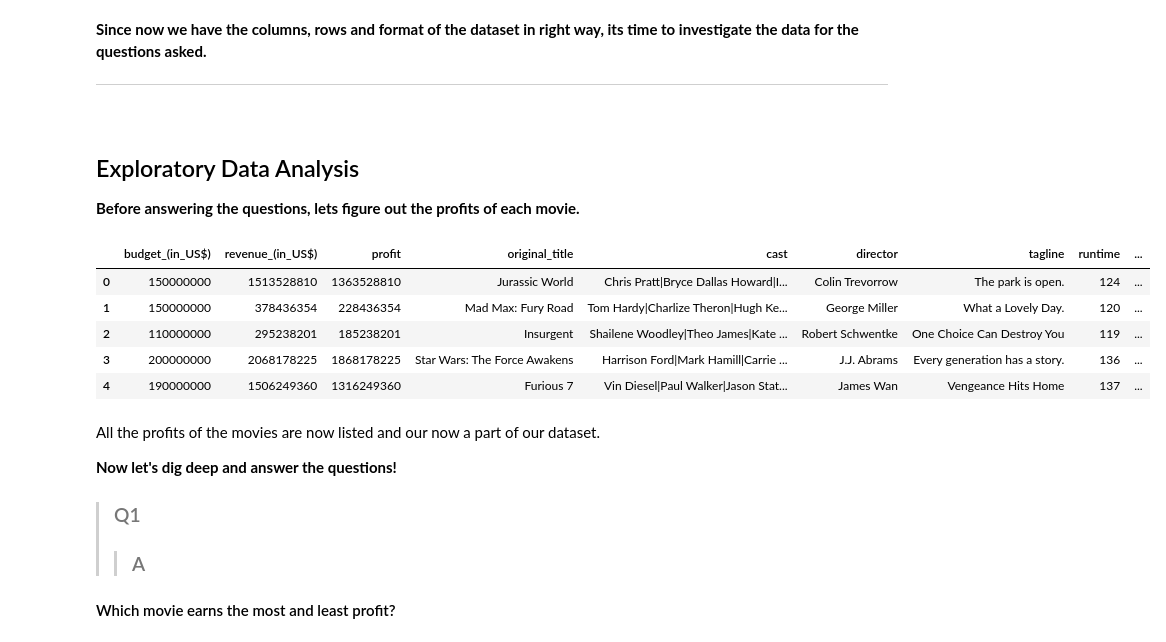
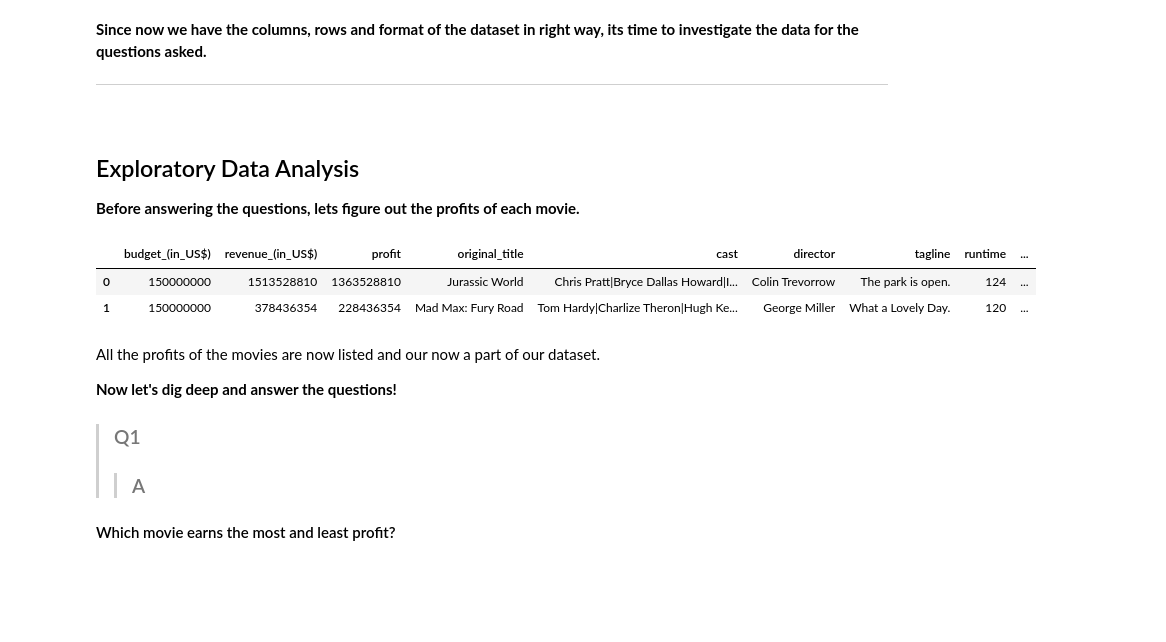
Before and after one commit to JuzerShakir/Investigate_TMDb_Movies, a Jupyter notebook: Investigating_Database.ipynb, the cells around one changed output. Drawn from its saved outputs; the diff is of its cells as text; code cells hidden in the pictures; blank space fills up the shorter version.

```diff
--- a/Investigating_Database.ipynb
+++ b/Investigating_Database.ipynb
@@ -257,24 +254,21 @@ movie_data.rename(columns = {'budget' : 'budget_(in_US$)', 'revenue' : 'revenue_
 # %%
 #assigning a new column which will hold the profit values of each movie
 
 #the insert function's first argument is an index number given to locate the column, second argument takes the name of the new column...
 #...and last but not least it takes the calculation values to output for specific column
 
 #To calculate profit of each movie, we need to substract the budget from the revenue of each movie
 movie_data.insert(2, 'profit', movie_data['revenue_(in_US$)'] - movie_data['budget_(in_US$)'])
 
 #for just in case situations or for convenience, we change the data type to int
 movie_data['profit'] = movie_data['profit'].apply(np.int64)
 
 #showing the dataset
-movie_data.head()
+movie_data.head(2)
 # %% [output]
 |  | budget_(in_US$) | revenue_(in_US$) | profit | original_title | cast | director | tagline | runtime | ... |
 | 0 | 150000000 | 1513528810 | 1363528810 | Jurassic World | Chris Pratt|Bryce Dallas Howard|I... | Colin Trevorrow | The park is open. | 124 | ... |
 | 1 | 150000000 | 378436354 | 228436354 | Mad Max: Fury Road | Tom Hardy|Charlize Theron|Hugh Ke... | George Miller | What a Lovely Day. | 120 | ... |
-| 2 | 110000000 | 295238201 | 185238201 | Insurgent | Shailene Woodley|Theo James|Kate ... | Robert Schwentke | One Choice Can Destroy You | 119 | ... |
-| 3 | 200000000 | 2068178225 | 1868178225 | Star Wars: The Force Awakens | Harrison Ford|Mark Hamill|Carrie ... | J.J. Abrams | Every generation has a story. | 136 | ... |
-| 4 | 190000000 | 1506249360 | 1316249360 | Furious 7 | Vin Diesel|Paul Walker|Jason Stat... | James Wan | Vengeance Hits Home | 137 | ... |
 # %% [markdown]
 All the profits of the movies are now listed and our now a part of our dataset.
 
```
Also changed, not shown: parts of 2 cells of this notebook.
